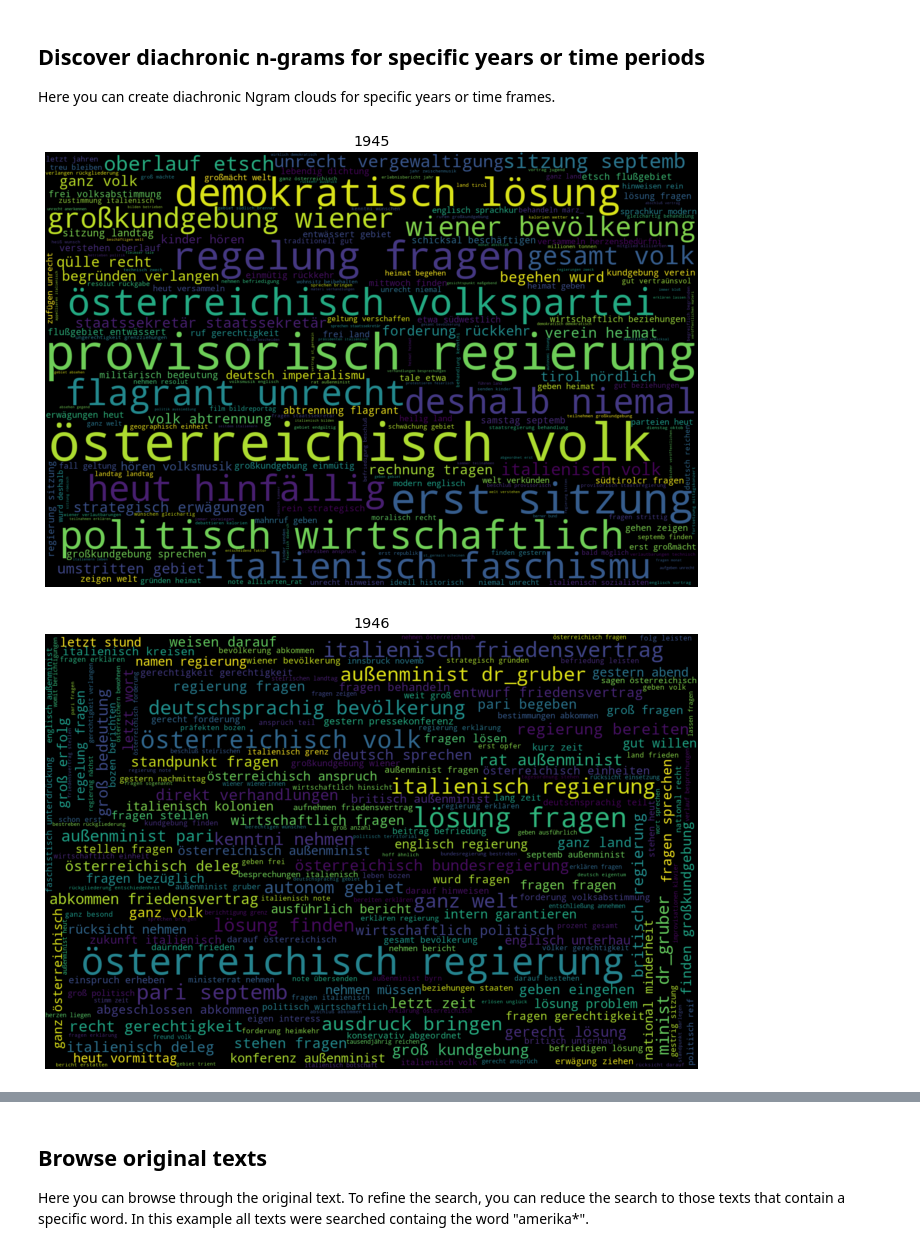
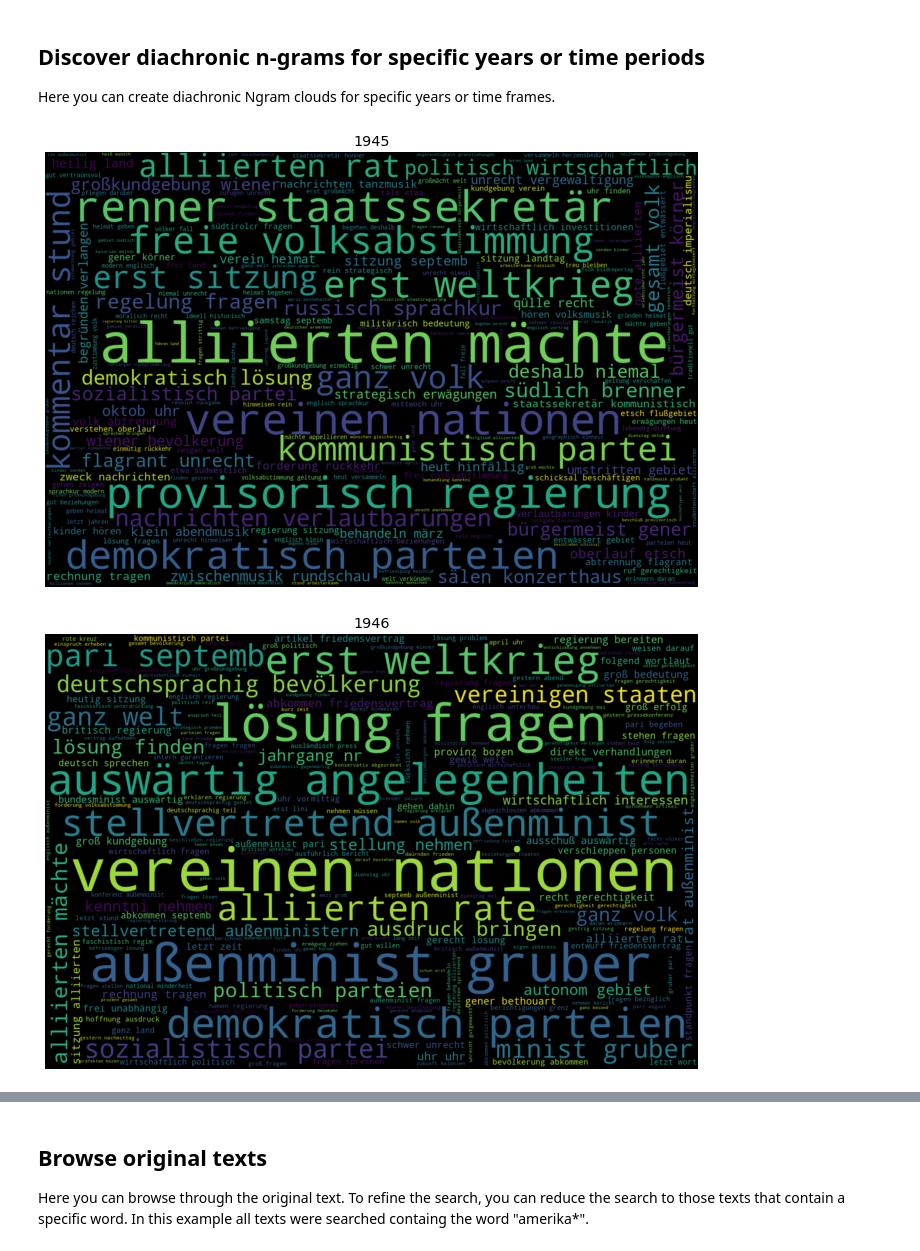
Before and after one commit to NewsEye/NLP-Notebooks-Newspaper-Collections, a Jupyter notebook: n-gram_clouds_notebook.ipynb, the cells around one changed output, grey strips where cells are left out. Drawn from its saved outputs; the diff is of its cells as text; code cells hidden in the pictures.

```diff
--- a/n-gram_clouds_notebook.ipynb
+++ b/n-gram_clouds_notebook.ipynb
@@ -107,8 +107,8 @@ def initial_clean(text):
     return text
 
 stop_words = stopwords.words('german')#change the language here
-# add your onw stop words
-stop_words.extend(['italienisch', 'Italien', 'italienische', 'österreich', 'österreichischen', 'österreichisch','südtirolerplatz', 'südtirol', 'südtiroler', 'südtirolern', 'südtirols'])
+# add your own stop words
+stop_words.extend(['tirol', 'italienisch', 'italien', 'italienische', 'italienischen', 'österreich', 'österreichische','österreichischen', 'österreichisch', 'österreichs', 'südtirolerplatz', 'südtirol', 'südtiroler', 'südtirolern', 'südtirols', 'wurde'])
 def remove_stop_words(text):
     return [word for word in text if word not in stop_words]
 
@@ -147,16 +171,8 @@ We also reduce the data to nouns, adjectives, verses and opponents. The package
 
 We lemmatize the text and remove stop words once more after lemmatization.
 # %%
-bigram = gensim.models.Phrases(df['tokenized'], min_count=5, threshold=100) # higher threshold fewer phrases.
-trigram = gensim.models.Phrases(bigram[df['tokenized']], threshold=100)
-bigram_mod = gensim.models.phrases.Phraser(bigram)
-trigram_mod = gensim.models.phrases.Phraser(trigram)
-spacy.prefer_gpu()
-
-def process_words(texts, stop_words=stopwords.words('german'), allowed_postags=['NOUN', 'ADJ', 'VERB', 'ADV']):
+def process_words(texts, stop_words=stop_words, allowed_postags=['NOUN', 'ADJ', 'VERB', 'ADV']):
     """Remove Stopwords, Form Bigrams, Trigrams and Lemmatization"""
-    texts = [bigram_mod[doc] for doc in texts]
-    texts = [trigram_mod[bigram_mod[doc]] for doc in texts]
     texts_out = []
     nlp = spacy.load('de_core_news_sm', disable=['parser', 'ner'])
     for sent in texts:
@@ -168,4 +184,4 @@ def process_words(texts, stop_words=stopwords.words('german'), allowed_postags=[
     # remove stopwords once more after lemmatization
 
 
-data_ready = process_words(df['tokenized'])  # processed Text Data!
+data_ready1 = process_words(df['tokenized'])  # processed Text Data!
@@ -176,13 +188,5 @@ Have a look at your whole collection. In the line: vectorizer = CountVectorizer(
 # %%
-bigrams_list = list(nltk.bigrams(data_ready))
-#print(bigrams_list)
-
-dictionary = [' '.join([str(tup) for tup in bigrams_list])]
-#print(dictionary2)
-
-#Using count vectoriser to view the frequency of bigrams
-data_ready = process_words(df['tokenized'])  # processed Text Data!
-bigrams_list = list(nltk.bigrams(data_ready))
+bigrams_list = list(nltk.bigrams(data_ready1))
 dictionary = [' '.join([str(tup) for tup in bigrams_list])]
 vectorizer = CountVectorizer(ngram_range=(3, 3))
 bag_of_words = vectorizer.fit_transform(dictionary)
@@ -224,34 +228,35 @@ selection.append(_1947_48)
 
 #Get your bigrams for every selected time frame
 selection[0] = df.loc[_1945]['tokenized']
 selection[1] = df.loc[_1946]['tokenized']
 selection[2] = df.loc[_1947_48]['tokenized']
 
 #Create the diachronic Ngram clouds
 i = -1
 while i < len(selection) -1:
     i = i +1
-    data_ready2 = process_words(selection[i])  # processed Text Data!
-    bigrams_list = list(nltk.bigrams(data_ready2))
+    data_ready3 = process_words(selection[i])  # processed Text Data!
+    bigrams_list = list(nltk.bigrams(data_ready3))
     dictionary = [' '.join([str(tup) for tup in bigrams_list])]
     vectorizer = CountVectorizer(ngram_range=(2, 2))
     bag_of_words = vectorizer.fit_transform(dictionary)
     vectorizer.vocabulary_
     sum_words = bag_of_words.sum(axis=0)
     words_freq = [(word, sum_words[0, idx]) for word, idx in vectorizer.vocabulary_.items()]
     words_freq =sorted(words_freq, key = lambda x: x[1], reverse=True)
     words_dict = dict(words_freq)
     WC_height = 1000
     WC_width = 1500
     WC_max_words = 200
     wordCloud = WordCloud(max_words=WC_max_words, height=WC_height, width=WC_width)
     wordCloud.generate_from_frequencies(words_dict)
     plt.figure(figsize=(15, 8))
     plt.plot
     plt.imshow(wordCloud, interpolation='bilinear')
     plt.title(time_frame[i], size= 'x-large')
     plt.axis("off")
     plt.show()
+print()
 # %% [output]
-[figure, old version]
+[figure, new version]
-[figure, old version]
+[figure, new version]
```
Also changed, not shown: parts of 9 cells of this notebook.
